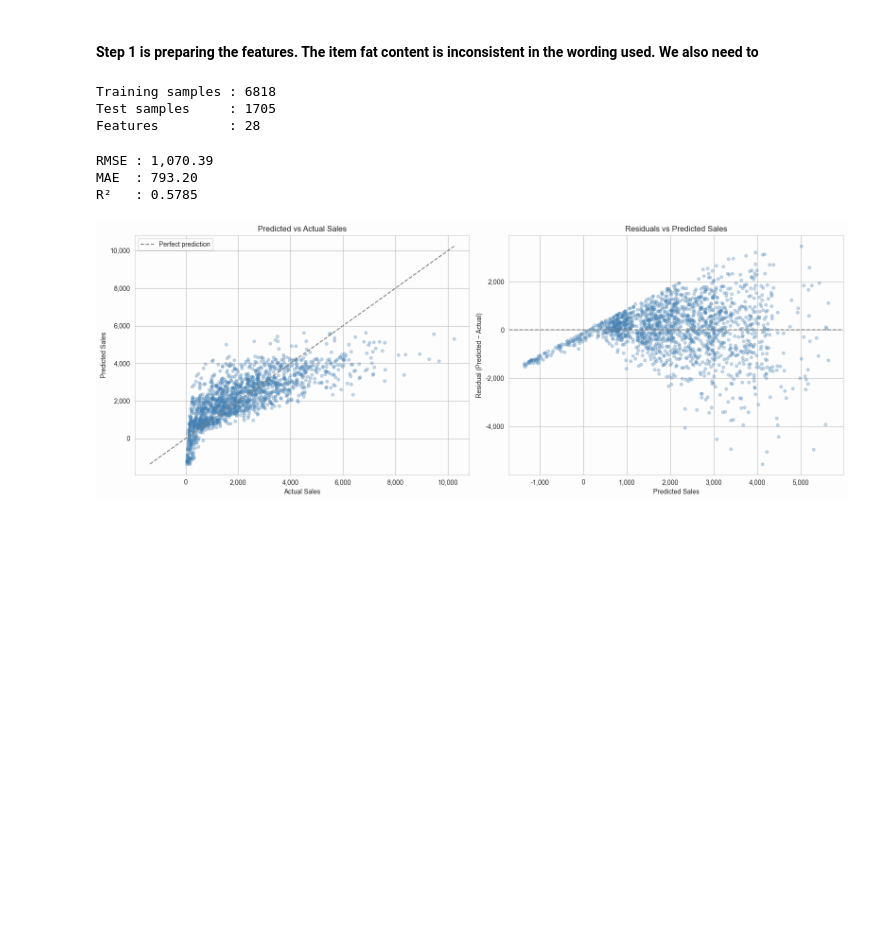
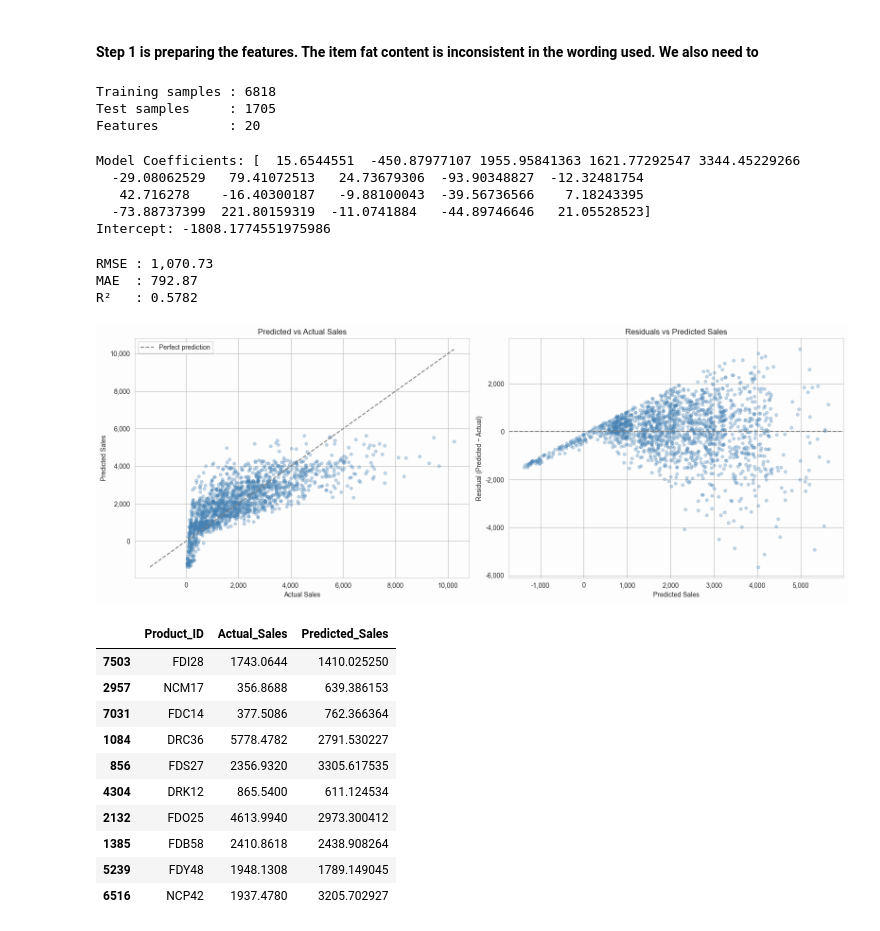
Before and after one commit to JohnK-au/Big-Mart-Data-Science-Project, a Jupyter notebook: scripts/Big-Mart-Analysis.ipynb, the cells around one changed output. Drawn from its saved outputs; the diff is of its cells as text; code cells hidden in the pictures; blank space fills up the shorter version.

Commit message:
Feature: Tweaking the linear regression ML model features.

```diff
--- a/scripts/Big-Mart-Analysis.ipynb
+++ b/scripts/Big-Mart-Analysis.ipynb
@@ -486,10 +486,15 @@ df_groceries['Item_Fat_Content'] = df_groceries['Item_Fat_Content'].str.lower().
 # Select features — Used the filled versions of Item Weight and Outlet Size, and the new feature Outlet_Age
 # exclude identifiers and any revenue/sales-derived columns to prevent leakage
 features = [
-    'Item_Weight_filled', 'Item_Visibility', 'Item_MRP', 'Outlet_Age',
-    'Item_Fat_Content', 'Item_Type', 'Outlet_Size_filled',
-    'Outlet_Location_Type', 'Outlet_Type'
+    'Item_MRP', 'Item_Visibility', 'Outlet_Type', 'Item_Type'
 ]
+
+
+# features = [
+#     'Item_Weight_filled', 'Item_Visibility', 'Item_MRP', 'Outlet_Age',
+#     'Item_Fat_Content', 'Item_Type', 'Outlet_Size_filled',
+#     'Outlet_Location_Type', 'Outlet_Type'
+# ]
 
 # One-hot encode categorical features; drop_first avoids multicollinearity and makes sure the system of equations is solvable
 X = pd.get_dummies(df_groceries[features], drop_first=True)
@@ -504,12 +509,21 @@ print(f"Features         : {X_train.shape[1]}")
 # %% [output]
 Training samples : 6818
 Test samples     : 1705
-Features         : 28
+Features         : 20
 # %%
 # Train Linear Regression model
 model = LinearRegression()
 model.fit(X_train, y_train)
 y_pred = model.predict(X_test)
+
+print("Model Coefficients:", model.coef_)
+print("Intercept:", model.intercept_)
+# %% [output]
+Model Coefficients: [  15.6544551  -450.87977107 1955.95841363 1621.77292547 3344.45229266
+  -29.08062529   79.41072513   24.73679306  -93.90348827  -12.32481754
+   42.716278    -16.40300187   -9.88100043  -39.56736566    7.18243395
+  -73.88737399  221.80159319  -11.0741884   -44.89746646   21.05528523]
+Intercept: -1808.1774551975986
 # %%
 # Evaluate model performance
 rmse = np.sqrt(mean_squared_error(y_test, y_pred))
@@ -520,9 +534,9 @@ print(f"RMSE : {rmse:,.2f}")
 print(f"MAE  : {mae:,.2f}")
 print(f"R²   : {r2:.4f}")
 # %% [output]
-RMSE : 1,070.39
-MAE  : 793.20
-R²   : 0.5785
+RMSE : 1,070.73
+MAE  : 792.87
+R²   : 0.5782
 # %%
 # Visualise model predictions and residuals
 fig, axes = plt.subplots(1, 2, figsize=(16, 6))
@@ -551,4 +565,24 @@ axes[1].yaxis.set_major_formatter(plt.FuncFormatter(lambda x, _: f'{x:,.0f}'))
 plt.tight_layout()
 plt.show()
 # %% [output]
-[figure, old version]
+[figure, new version]
+# %%
+results = pd.DataFrame({
+    "Product_ID": df_groceries.loc[X_test.index, "Item_Identifier"],
+    "Actual_Sales": y_test,
+    "Predicted_Sales": y_pred
+})
+
+results.head(10)
+# %% [output]
+|  | Product_ID | Actual_Sales | Predicted_Sales |
+| 7503 | FDI28 | 1743.0644 | 1410.025250 |
+| 2957 | NCM17 | 356.8688 | 639.386153 |
+| 7031 | FDC14 | 377.5086 | 762.366364 |
+| 1084 | DRC36 | 5778.4782 | 2791.530227 |
+| 856 | FDS27 | 2356.9320 | 3305.617535 |
+| 4304 | DRK12 | 865.5400 | 611.124534 |
+| 2132 | FDO25 | 4613.9940 | 2973.300412 |
+| 1385 | FDB58 | 2410.8618 | 2438.908264 |
+| 5239 | FDY48 | 1948.1308 | 1789.149045 |
+| 6516 | NCP42 | 1937.4780 | 3205.702927 |
```
